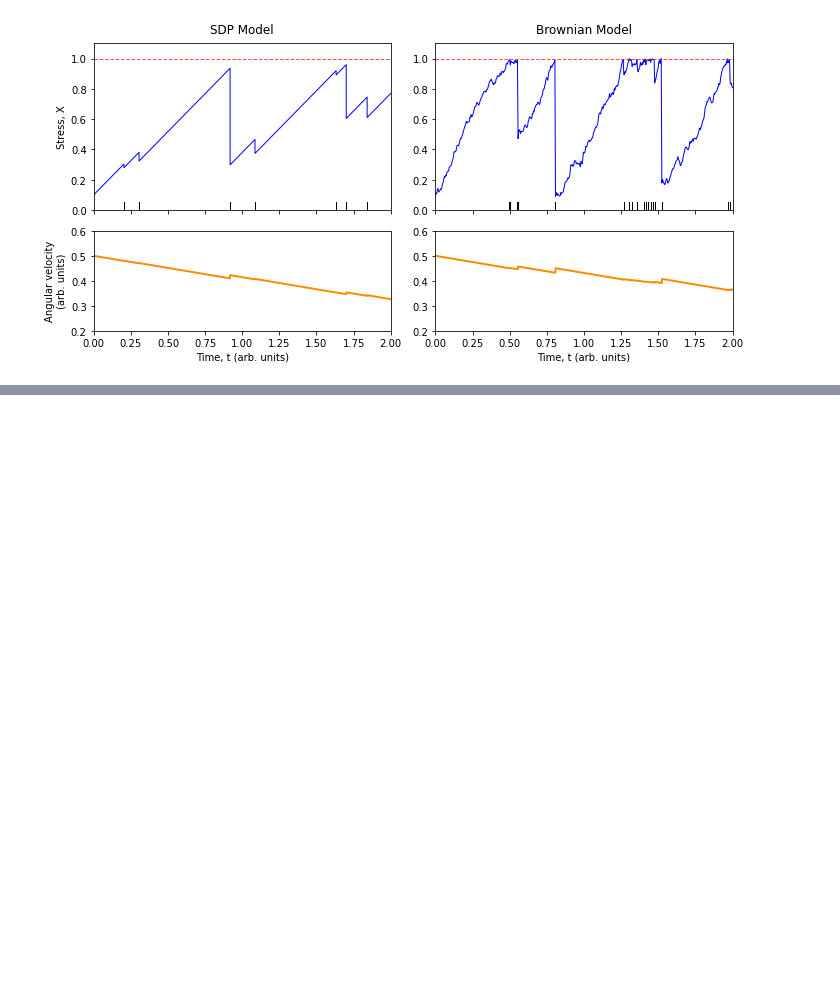
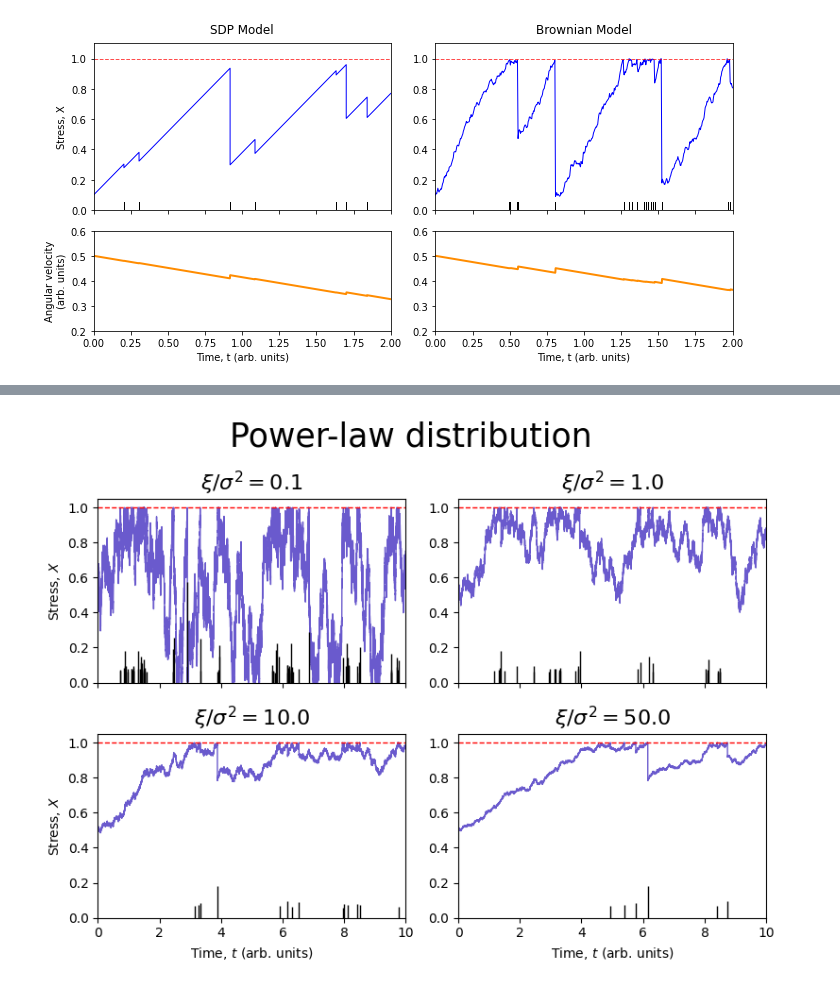
Before and after one commit to Spina02/pulsar-glitches, a Jupyter notebook: src/main.ipynb, the cells around one changed output, grey strips where cells are left out. Drawn from its saved outputs; the diff is of its cells as text; code cells hidden in the pictures; blank space fills up the shorter version.

```diff
--- a/src/main.ipynb
+++ b/src/main.ipynb
@@ -303,0 +327,33 @@ plot_sdp_vs_brownian(T=2, N=500, seed = seed)
+# %%
+from plot import plot_glitch_panels
+from brownian_model import BrownianGlitchModel
+import numpy as np
+
+seed = 1
+
+# Define a list of model parameters for different mu values
+mu_list = [0.1, 1.0, 10.0, 50.0]
+xi_val = 0.07
+model_params_list = []
+panel_titles = []
+
+for mu in mu_list:
+    sigma = np.sqrt(xi_val / mu)
+    params = {
+        'xi': xi_val,
+        'sigma': sigma,
+        'Xc': 1.0,
+        'dist_type': 'neg_powerlaw',
+        'dist_params': {'delta': 1.5, 'beta': 1e-2}
+    }
+    model_params_list.append(params)
+    panel_titles.append(f'$\\xi/\\sigma^2 = {mu:.1f}$')
+
+plot_glitch_panels(model_class=BrownianGlitchModel,
+                   model_params_list=model_params_list,
+                   x0=0.5, T=10, N=150_000,
+                   main_title='Power-law distribution',
+                   panel_titles=panel_titles,
+                   seed=22)
+# %% [output]
+[figure, added]
```
Also changed, not shown: parts of 27 cells of this notebook, 44 other files.
